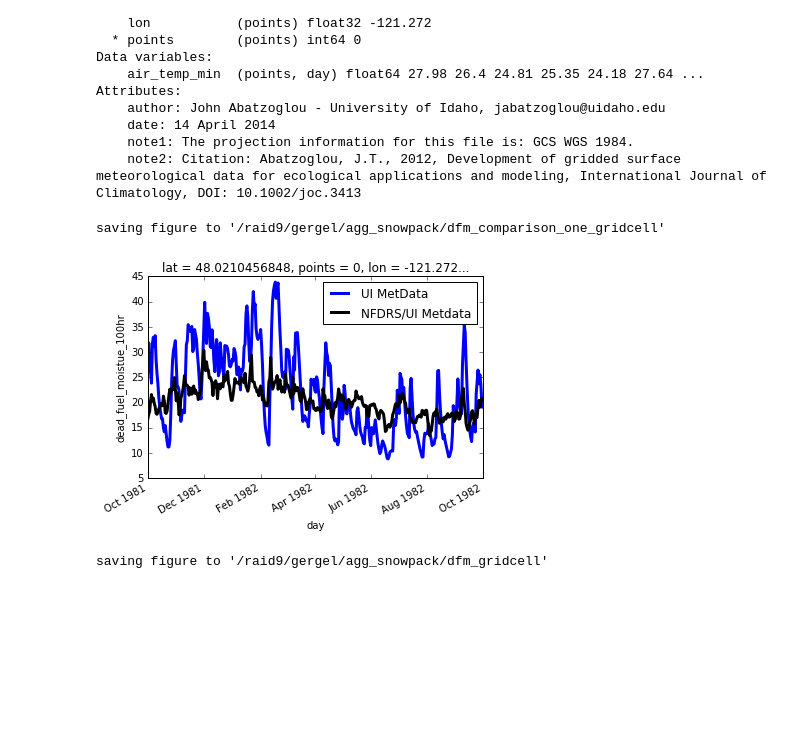
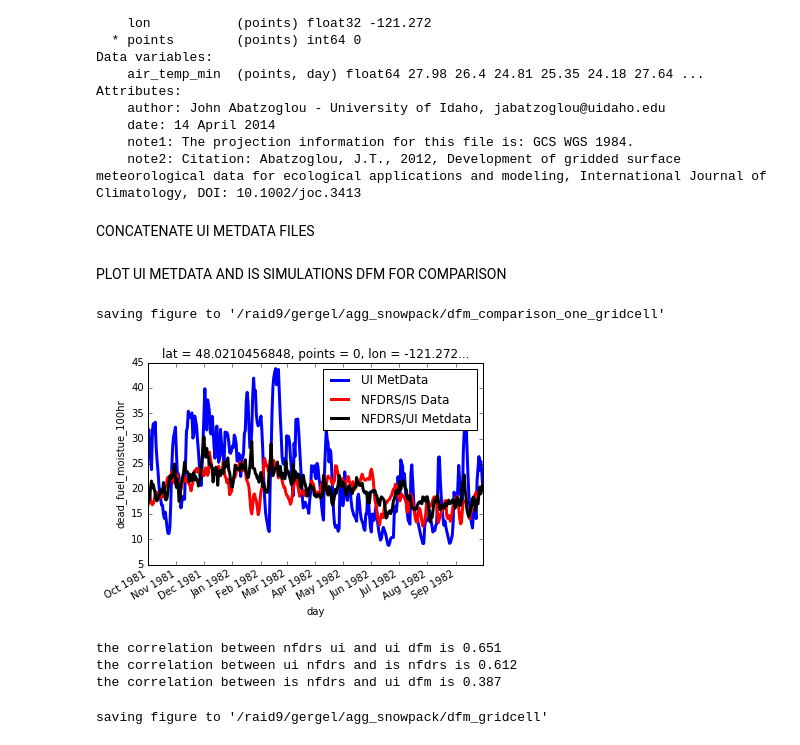
Before and after one commit to XUEYANZHANG9/IS_snowfire, a Jupyter notebook: calc_dfm_gridcell.ipynb, the cells around one changed output. Saved outputs shown, nothing was run; the diff lists cells and outputs as text; code cells hidden in the pictures; blank space fills up the shorter version.

Commit message:
fixed bug in EMC calculations and added correlation analysis

```diff
--- a/calc_dfm_gridcell.ipynb
+++ b/calc_dfm_gridcell.ipynb
@@ -374,6 +374,8 @@ Attributes:
     date: 14 April 2014
     note1: The projection information for this file is: GCS WGS 1984.
     note2: Citation: Abatzoglou, J.T., 2012, Development of gridded surface meteorological data for ecological applications and modeling, International Journal of Climatology, DOI: 10.1002/joc.3413
+# %% [markdown]
+CONCATENATE UI METDATA FILES
 # %%
 lat = 48.03125
 lon = -121.28125
@@ -387,6 +389,8 @@ ds2 = xray.open_dataset(os.path.join(direc,file2))
 
 ## concatenate netcdf files
 ds_full = xray.concat([ds, ds2], dim='day')
+# %% [markdown]
+PLOT UI METDATA AND IS SIMULATIONS DFM FOR COMPARISON
 # %%
 import datetime as dt
 import matplotlib.pyplot as plt
@@ -398,35 +402,46 @@ arr_dates = [base + dt.timedelta(days=i) for i in range(0, (end_date-base).days)
 arr_datess = np.asarray(arr_dates)
 date_range = [tp_start + dt.timedelta(days=i) for i in range(0, (tp_end-tp_start).days)]
 
 ui_start = dt.datetime(1980,12,31)
 ui_end = dt.datetime(1982,12,31)
 arr_ui = [ui_start + dt.timedelta(days=i) for i in range(0, (ui_end-ui_start).days)]
 dates_ui = np.asarray(arr_ui)
 
 lon_ind = np.argmin(np.abs(ds.lon - lon))
 lat_ind = np.argmin(np.abs(ds.lat - lat))
 
 lw = 3.0
 
 dfm = ds_full.isel_points(lon=[lon_ind],lat=[lat_ind])
-dfm_sel = dfm.sel(day=slice('1981-10-01', '1982-10-01'))
+dfm_sel = dfm.sel(day=slice('1981-10-01', '1982-9-30'))
 dfm_sel['dead_fuel_moistue_100hr'].plot(label='UI MetData',linewidth=lw)
 
-'''plt.plot(date_range,np.asarray(arr_mc100)[(arr_datess >= tp_start) * (arr_datess < tp_end)],color='r',
-         label='NFDRS/IS Data',linewidth=lw)'''
+plt.plot(date_range,np.asarray(arr_mc100)[(arr_datess >= tp_start) * (arr_datess < tp_end)],color='r',
+         label='NFDRS/IS Data',linewidth=lw)
 
 plt.plot(date_range,np.asarray(arr_mc100_ui)[(dates_ui >= tp_start) * (dates_ui < tp_end)],color='k',
          label='NFDRS/UI Metdata',linewidth=lw)
 
 plt.legend(loc='upper right')
 
 ## save plot
 direc = '/raid9/gergel/agg_snowpack/'
 plotname = 'dfm_comparison_one_gridcell'
 savepath = os.path.join(direc, plotname)
 print ("saving figure to '%s'" % savepath)
 plt.savefig(savepath)
 # %% [output]
 saving figure to '/raid9/gergel/agg_snowpack/dfm_comparison_one_gridcell'
-[figure, old version]
+[figure, new version]
+# %%
+nfdrs_ui = np.asarray(arr_mc100_ui)[(dates_ui >= tp_start) * (dates_ui < tp_end)]
+dfm_ui = dfm_sel['dead_fuel_moistue_100hr']
+nfdrs_is = np.asarray(arr_mc100)[(arr_datess >= tp_start) * (arr_datess < tp_end)]
+print('the correlation between nfdrs ui and ui dfm is %.3f' %np.corrcoef(nfdrs_ui,dfm_ui)[0,1])
+print('the correlation between ui nfdrs and is nfdrs is %.3f' %np.corrcoef(nfdrs_ui,nfdrs_is)[0,1])
+print('the correlation between is nfdrs and ui dfm is %.3f' %np.corrcoef(nfdrs_is,dfm_ui)[0,1])
+# %% [output]
+the correlation between nfdrs ui and ui dfm is 0.651
+the correlation between ui nfdrs and is nfdrs is 0.612
+the correlation between is nfdrs and ui dfm is 0.387
 # %%
```
Also changed, not shown: parts of 4 cells of this notebook.
